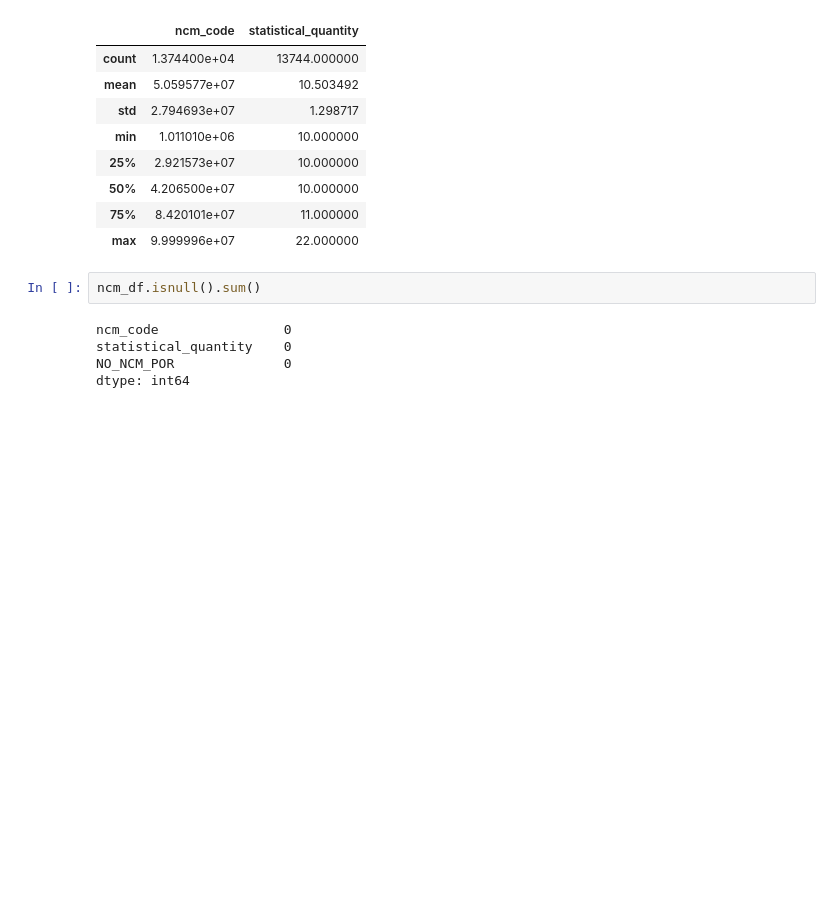
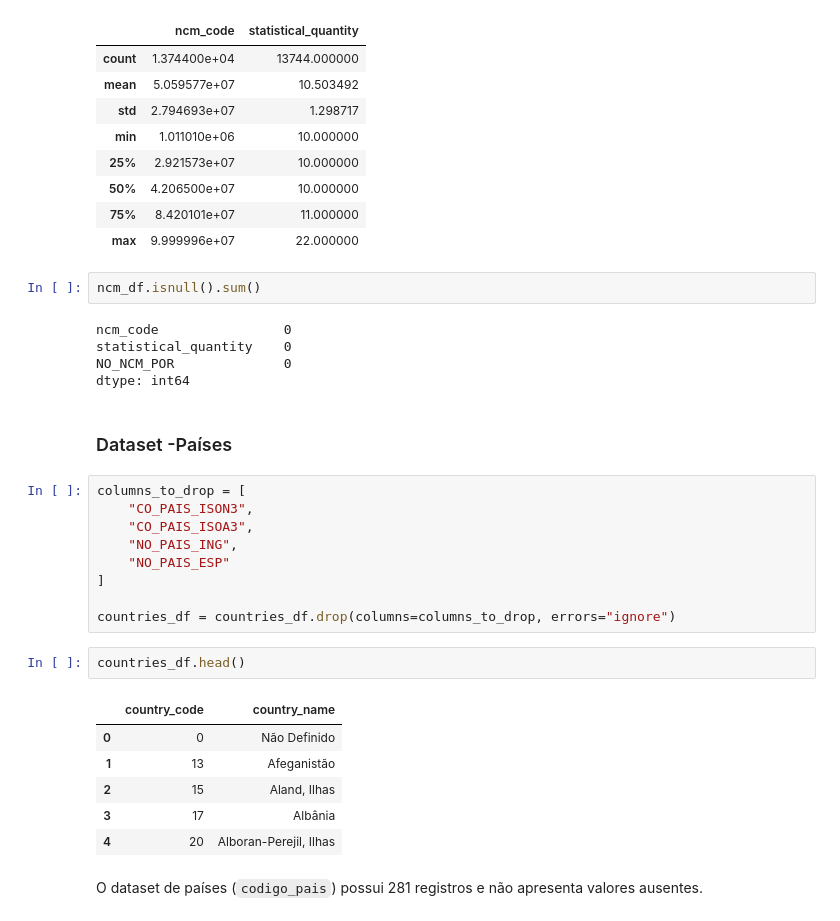
Before and after one commit to PamLissa/br-foreign-trade-analysis, a Jupyter notebook: milestone-2/notebooks/export_data_wrangling.ipynb, the cells around one changed output. Drawn from its saved outputs; the diff is of its cells as text; blank space fills up the shorter version.

Commit message:
feat: (section-2) inspect countries dataset

```diff
--- a/milestone-2/notebooks/export_data_wrangling.ipynb
+++ b/milestone-2/notebooks/export_data_wrangling.ipynb
@@ -189,3 +191,25 @@ ncm_code                0
 statistical_quantity    0
 NO_NCM_POR              0
 dtype: int64
+# %% [markdown]
+### Dataset -Países
+# %%
+columns_to_drop = [
+    "CO_PAIS_ISON3",
+    "CO_PAIS_ISOA3",
+    "NO_PAIS_ING",
+    "NO_PAIS_ESP"
+]
+
+countries_df = countries_df.drop(columns=columns_to_drop, errors="ignore")
+# %%
+countries_df.head()
+# %% [output]
+|  | country_code | country_name |
+| 0 | 0 | Não Definido |
+| 1 | 13 | Afeganistão |
+| 2 | 15 | Aland, Ilhas |
+| 3 | 17 | Albânia |
+| 4 | 20 | Alboran-Perejil, Ilhas |
+# %% [markdown]
+O dataset de países (`codigo_pais`) possui 281 registros e não apresenta valores ausentes.
```
Also changed, not shown: parts of 6 cells of this notebook.
